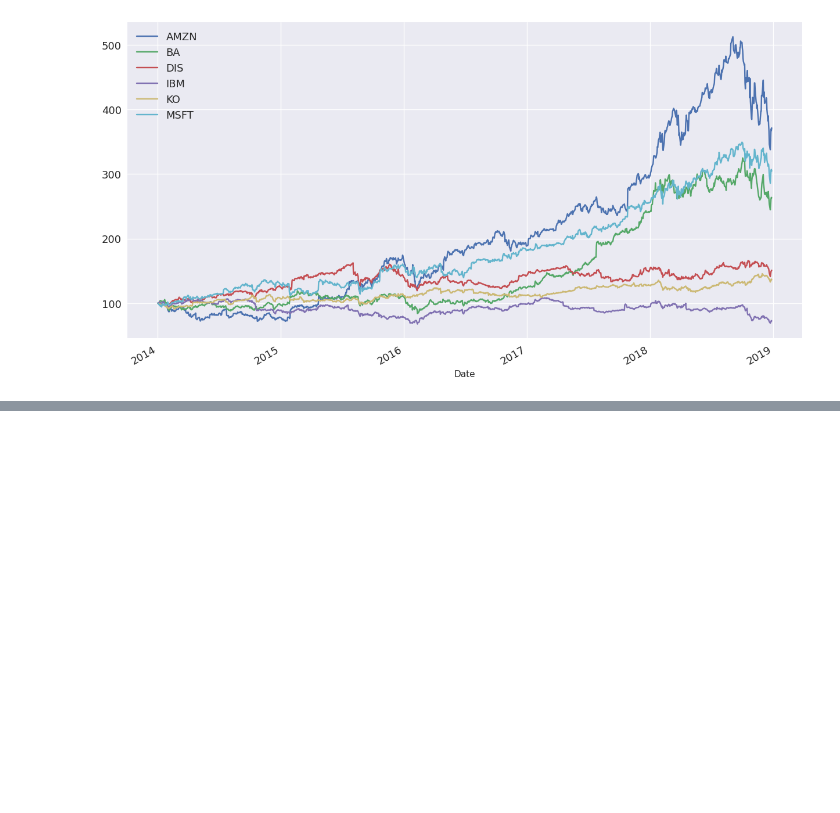
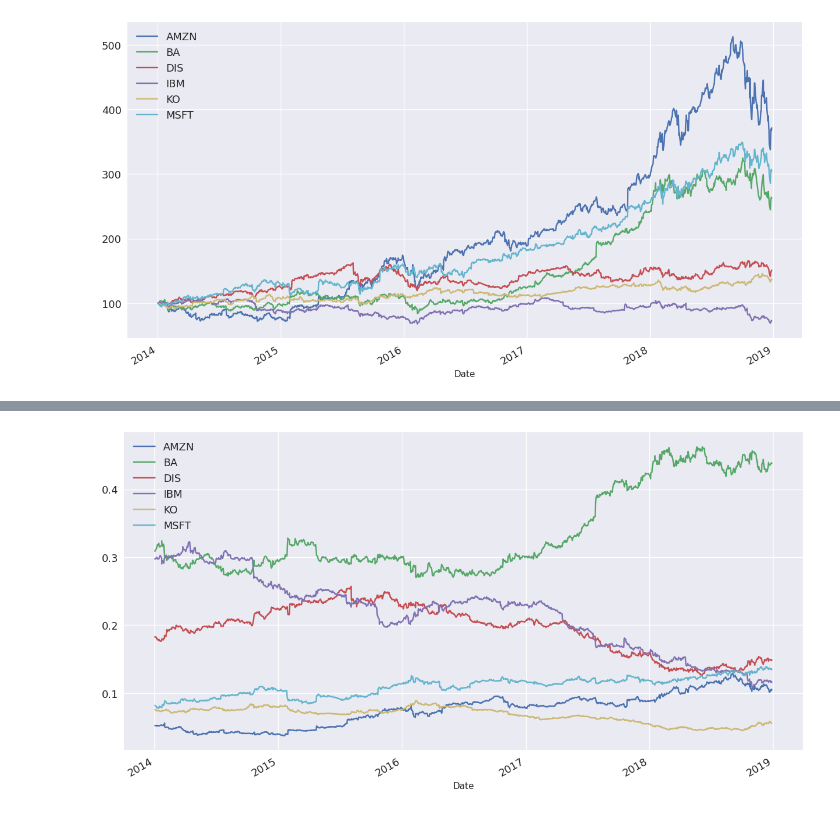
Before and after one commit to JamieW365/finance_projects, a Jupyter notebook: notebooks/stock_indexing.ipynb, the cells around one changed output, grey strips where cells are left out. Cells and saved outputs as stored; diff of their text form; code cells hidden in the pictures; blank space fills up the shorter version.

Commit message:
price weighted index

```diff
--- a/notebooks/stock_indexing.ipynb
+++ b/notebooks/stock_indexing.ipynb
@@ -66,0 +160,3 @@ plt.show()
+# %%
+weights_PWI = stocks.div(stocks.sum(axis = 1), axis =0)
+weights_PWI
@@ -66,0 +178,6 @@ plt.show()
+# %%
+weights_PWI.plot(figsize = (15, 8), fontsize = 13)
+plt.legend(fontsize = 13)
+plt.show()
+# %% [output]
+[figure, added]
```
Also changed, not shown: parts of 9 cells of this notebook.
